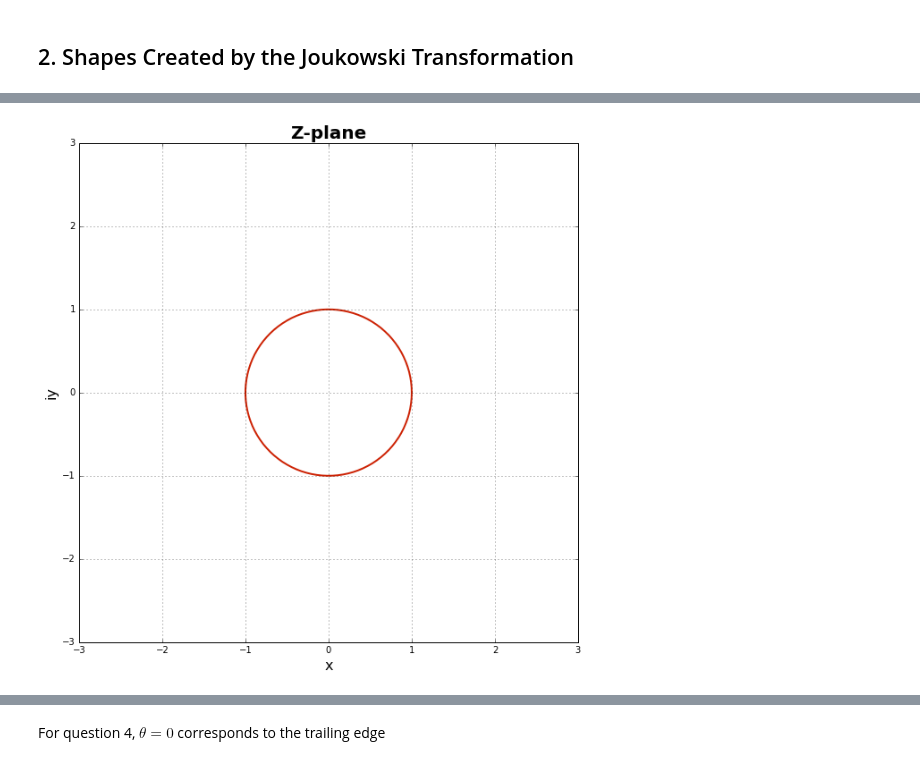
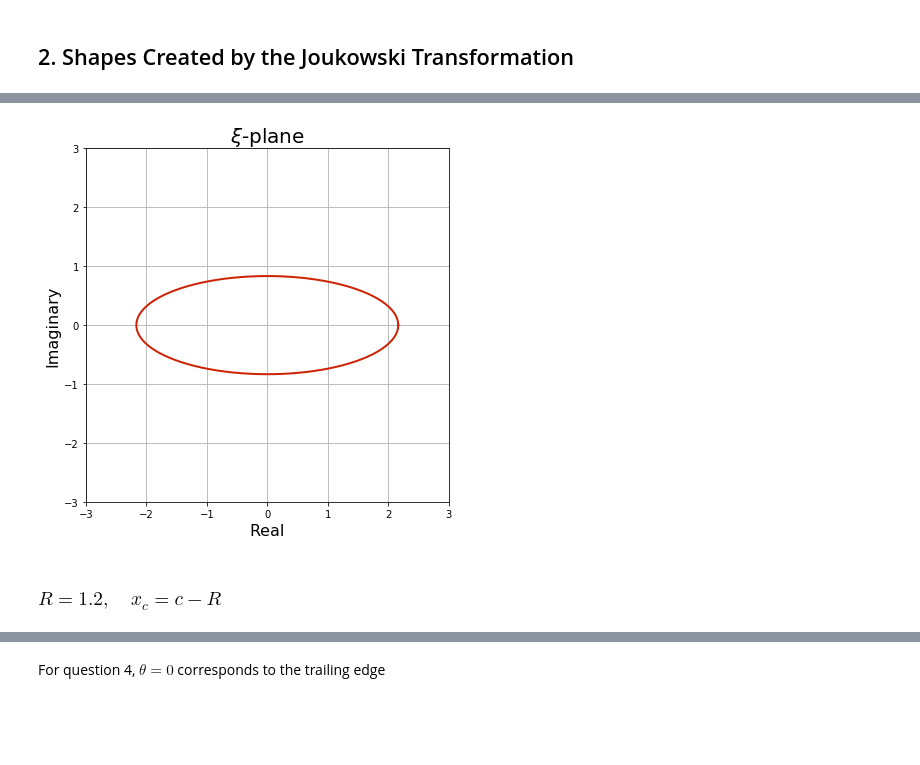
Before and after one commit to bobforcha/mae6226_workspace, a Jupyter notebook: assignments/assignment_02/assignment_02.ipynb, the cells around one changed output, grey strips where cells are left out. Saved outputs shown, nothing was run; the diff lists cells and outputs as text; code cells hidden in the pictures; blank space fills up the shorter version.

```diff
--- a/assignments/assignment_02/assignment_02.ipynb
+++ b/assignments/assignment_02/assignment_02.ipynb
@@ -59,0 +61,21 @@ import matplotlib.pyplot as plt
+# %%
+# plots
+size = 6.5
+plt.figure(figsize=(2*size+1, size))
+plt.subplot(121)
+plt.plot(z_circ.real, z_circ.imag, color='#CD2305', linewidth=2, linestyle='-')
+plt.xlabel('Real', fontsize=16)
+plt.ylabel('Imaginary', fontsize=16)
+plt.title('$z$-plane', fontsize=20)
+plt.xlim(x_start, x_end)
+plt.ylim(y_start, y_end)
+plt.grid(True)
+
+plt.subplot(122)
+plt.plot(xi_circ.real, xi_circ.imag, color='#CD2305', linewidth=2, linestyle='-')
+plt.xlabel('Real', fontsize=16)
+plt.ylabel('Imaginary', fontsize=16)
+plt.title(r'$\xi$-plane', fontsize=20)
+plt.xlim(x_start, x_end)
+plt.ylim(y_start, y_end)
+plt.grid(True);
@@ -60,14 +104,14 @@ import matplotlib.pyplot as plt
 # %%
-# plots
-size = 10
 plt.figure(figsize=(size, size))
-plt.xlabel('x', fontsize=16)
-plt.ylabel('iy', fontsize=16)
-plt.title('Z-plane', fontsize=20, fontweight='bold')
+plt.xlabel('Real', fontsize=16)
+plt.ylabel('Imaginary', fontsize=16)
+plt.title(r'$\xi$-plane', fontsize=20)
 plt.xlim(x_start, x_end)
 plt.ylim(y_start, y_end)
 plt.grid(True)
-plt.plot(z_circ.real, z_circ.imag, color='#CD2305', linewidth=2, linestyle='-');
+plt.plot(xi_circ2.real, xi_circ2.imag, color='#CD2305', linewidth=2, linestyle='-');
 # %% [output]
-[figure, old version]
+[figure, new version]
+# %% [markdown]
+### $R = 1.2, \quad x_c = c -R$
 # %%
```
Also changed, not shown: parts of 22 cells of this notebook, 1 other file.
